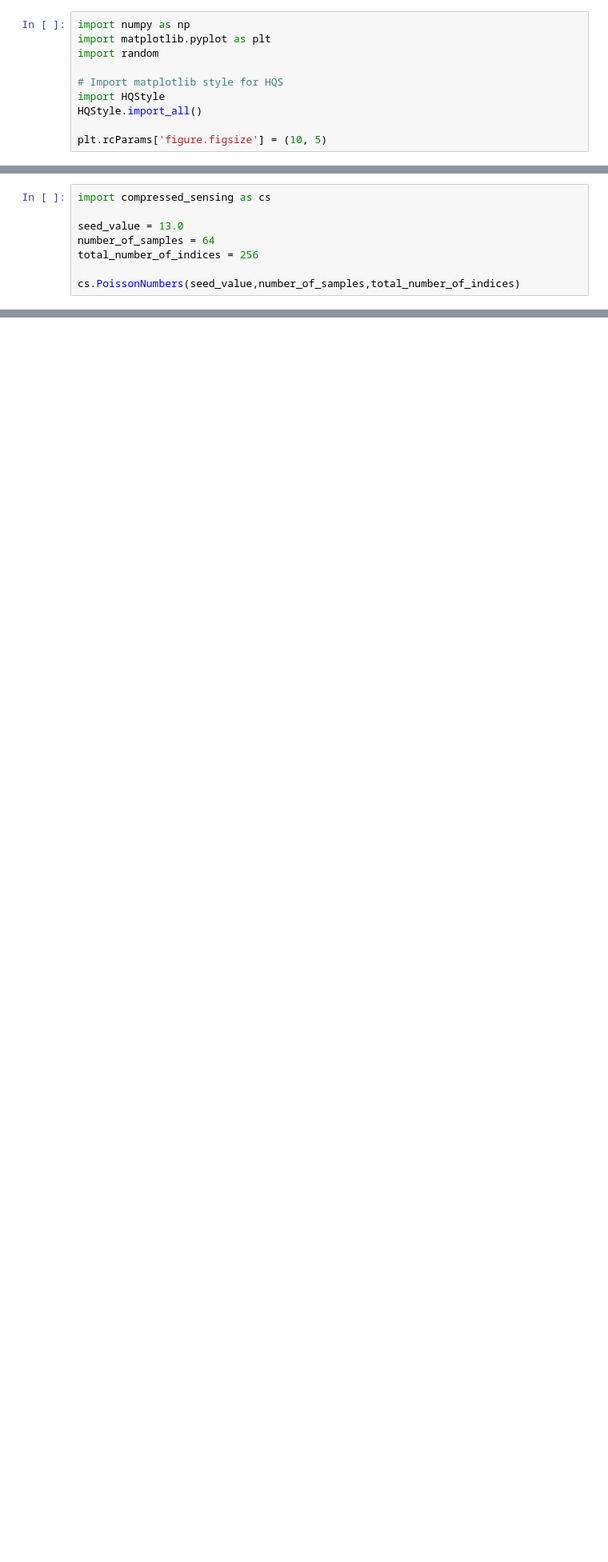
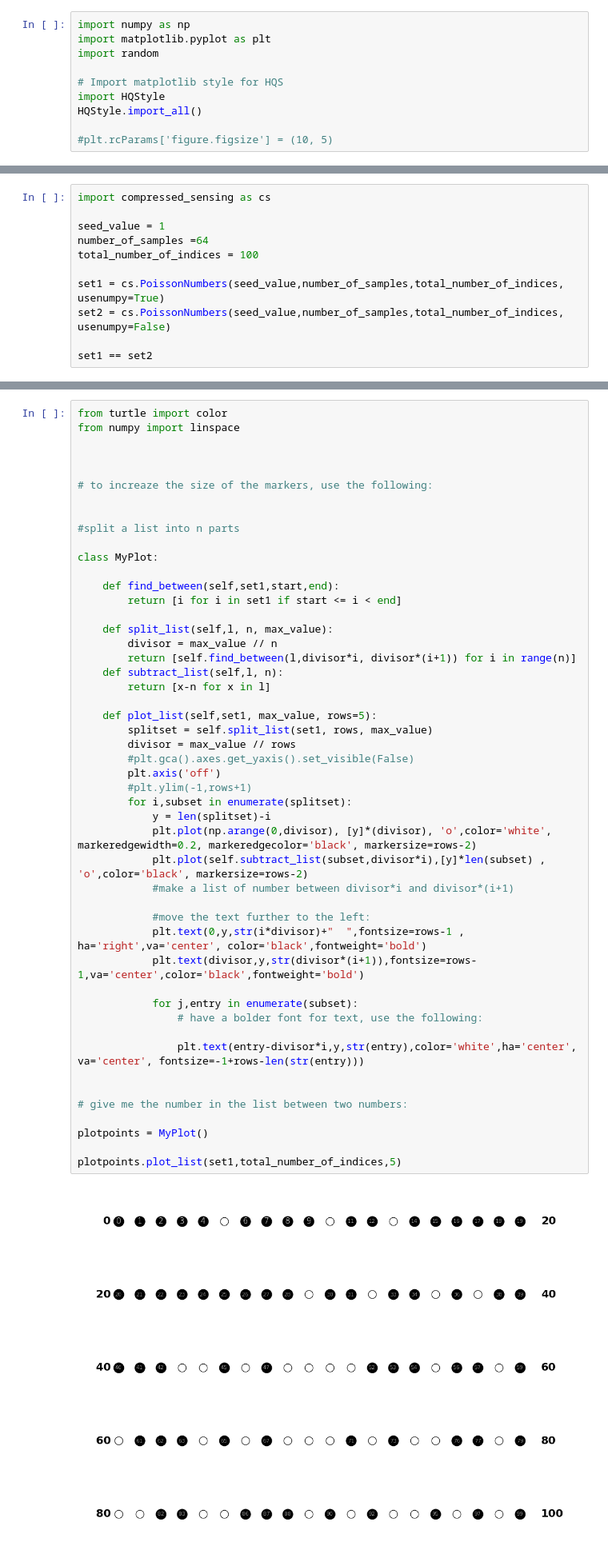
Before and after one commit to gsilviHQS/MERCK-CompressedSensing, a Jupyter notebook: Initial test compressed sensing techniques.ipynb, the cells around one changed output, grey strips where cells are left out. Shown: that part at 80% size. Saved outputs shown, nothing was run; the diff lists cells and outputs as text; blank space fills up the shorter version.

Commit message:
improvements and plot of samples

```diff
--- a/Initial test compressed sensing techniques.ipynb
+++ b/Initial test compressed sensing techniques.ipynb
@@ -14,7 +14,7 @@ import random
 import HQStyle
 HQStyle.import_all()
 
-plt.rcParams['figure.figsize'] = (10, 5)
+#plt.rcParams['figure.figsize'] = (10, 5)
 # %% [markdown]
 # Poission Distribution
 The formula for probability mass function for a Poisson distribution, with parameter $\lambda > 0$ is:
@@ -35,9 +35,12 @@ Sine-weighted Poisson gap is a non-uniform sampling (NUS) schedule that is dense
 # %%
 import compressed_sensing as cs
 
-seed_value = 13.0
-number_of_samples = 64
-total_number_of_indices = 256
+seed_value = 1
+number_of_samples =64
+total_number_of_indices = 100
 
-cs.PoissonNumbers(seed_value,number_of_samples,total_number_of_indices)
+set1 = cs.PoissonNumbers(seed_value,number_of_samples,total_number_of_indices, usenumpy=True)
+set2 = cs.PoissonNumbers(seed_value,number_of_samples,total_number_of_indices, usenumpy=False)
+
+set1 == set2
 # %% [output]
@@ -45,3 +54,54 @@ cs.PoissonNumbers(seed_value,number_of_samples,total_number_of_indices)
+# %%
+from turtle import color
+from numpy import linspace
+
+
+
+# to increaze the size of the markers, use the following:
+
+
+#split a list into n parts
+
+class MyPlot:
+
+    def find_between(self,set1,start,end):
+        return [i for i in set1 if start <= i < end]
+
+    def split_list(self,l, n, max_value):
+        divisor = max_value // n
+        return [self.find_between(l,divisor*i, divisor*(i+1)) for i in range(n)]
+    def subtract_list(self,l, n):
+        return [x-n for x in l]
+
+    def plot_list(self,set1, max_value, rows=5):
+        splitset = self.split_list(set1, rows, max_value)
+        divisor = max_value // rows
+        #plt.gca().axes.get_yaxis().set_visible(False)
+        plt.axis('off')
+        #plt.ylim(-1,rows+1)
+        for i,subset in enumerate(splitset):
+            y = len(splitset)-i
+            plt.plot(np.arange(0,divisor), [y]*(divisor), 'o',color='white', markeredgewidth=0.2, markeredgecolor='black', markersize=rows-2)
+            plt.plot(self.subtract_list(subset,divisor*i),[y]*len(subset) , 'o',color='black', markersize=rows-2)
+            #make a list of number between divisor*i and divisor*(i+1)
+
+            #move the text further to the left:
+            plt.text(0,y,str(i*divisor)+"  ",fontsize=rows-1 , ha='right',va='center', color='black',fontweight='bold')
+            plt.text(divisor,y,str(divisor*(i+1)),fontsize=rows-1,va='center',color='black',fontweight='bold')
+
+            for j,entry in enumerate(subset):
+                # have a bolder font for text, use the following:
+
+                plt.text(entry-divisor*i,y,str(entry),color='white',ha='center', va='center', fontsize=-1+rows-len(str(entry)))
+
+
+# give me the number in the list between two numbers:
+
+plotpoints = MyPlot()
+
+plotpoints.plot_list(set1,total_number_of_indices,5)
+# %% [output]
+[figure, added]
 # %%
 #a poisson random variable with mean lmbd is given by
 #P(k) = lmbd^k * e^(-lmbd) / k!
```
Also changed, not shown: parts of 20 cells of this notebook, 2 other files.
